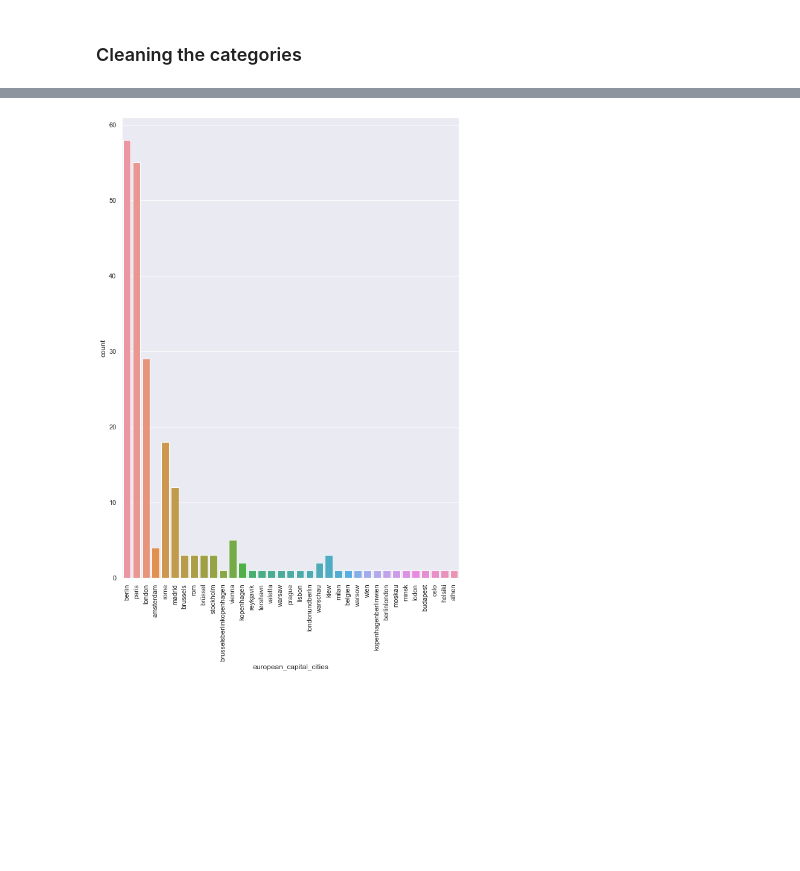
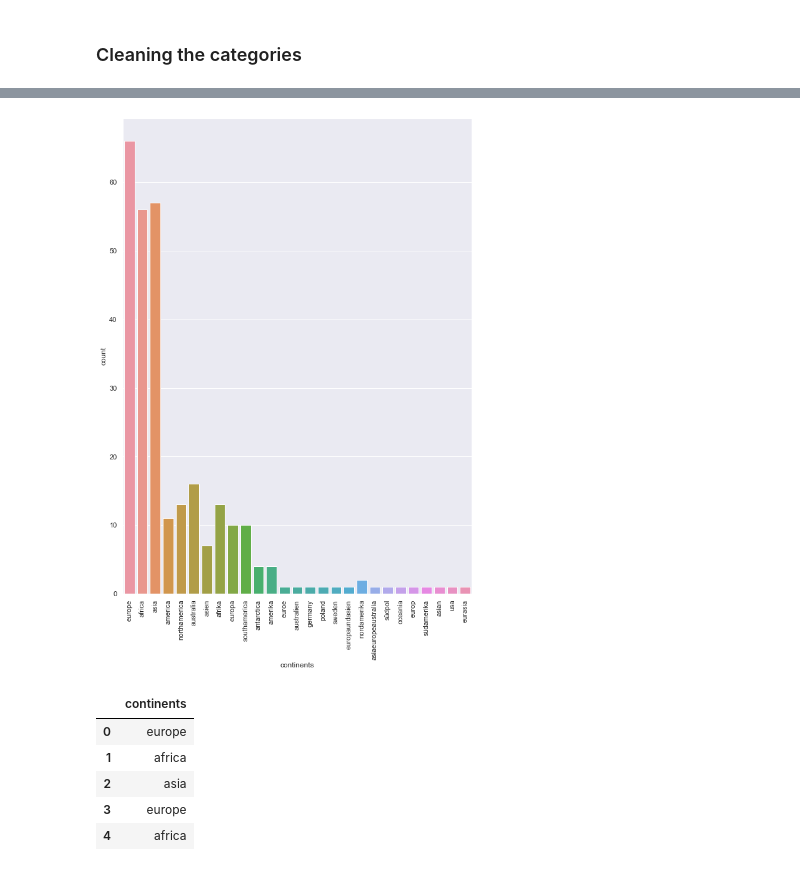
Before and after one commit to kevseitz/MAT, a Jupyter notebook: notebooks/Questionnaire_preprocessing.ipynb, the cells around one changed output, grey strips where cells are left out. Drawn from its saved outputs; the diff is of its cells as text; code cells hidden in the pictures; blank space fills up the shorter version.

```diff
--- a/notebooks/Questionnaire_preprocessing.ipynb
+++ b/notebooks/Questionnaire_preprocessing.ipynb
@@ -240,8 +254,18 @@ plt.xticks(rotation=90);
 # %%
 plt.figure()
 sns.set_theme(style="darkgrid")
-ax = sns.countplot(x='european_capital_cities', data=df_european_capital_cities)
+ax = sns.countplot(x='continents', data=df_continents)
 sns.set(rc={'figure.figsize':(10, 14)})
 plt.xticks(rotation=90);
 # %% [output]
-[figure, old version]
+[figure, new version]
+# %%
+df_continents.head()
+#sns.catplot(x="continents", data=df_continents)
+# %% [output]
+|  | continents |
+| 0 | europe |
+| 1 | africa |
+| 2 | asia |
+| 3 | europe |
+| 4 | africa |
```
Also changed, not shown: parts of 9 cells of this notebook, 2 other files.
